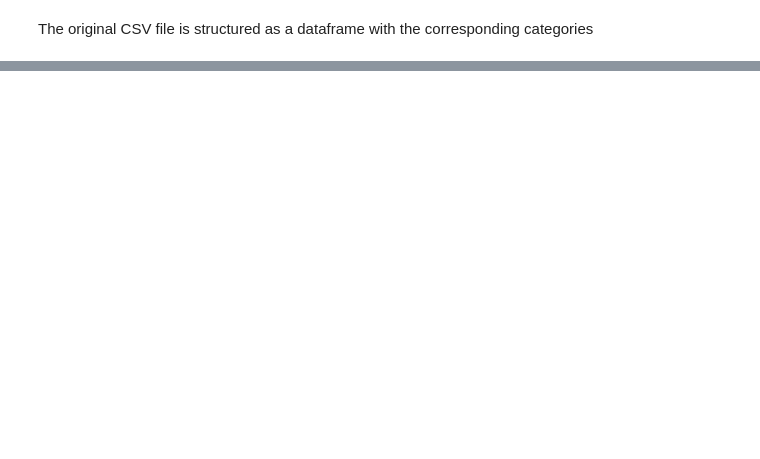
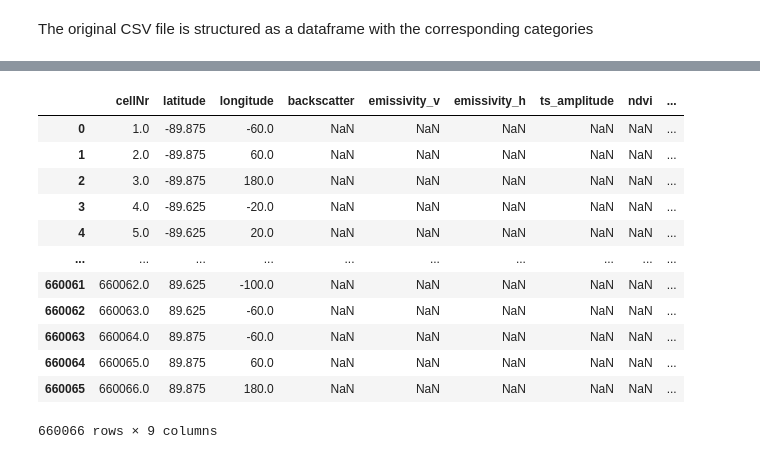
Before and after one commit to Datavizcowboy/PythonDatavizToolbox, a Jupyter notebook: Notebooks/07-Data_Analysis/SoilMoisture/ReadMatFile.ipynb, the cells around one changed output, grey strips where cells are left out. Drawn from its saved outputs; the diff is of its cells as text; code cells hidden in the pictures; blank space fills up the shorter version.

```diff
--- a/Notebooks/07-Data_Analysis/SoilMoisture/ReadMatFile.ipynb
+++ b/Notebooks/07-Data_Analysis/SoilMoisture/ReadMatFile.ipynb
@@ -20,2 +37,5 @@ ValueError: Unknown mat file type, version 78, 9
 # %% [markdown]
 The original CSV file is structured as a dataframe with the corresponding categories
+# %%
+data.columns = ["cellNr", "latitude", "longitude", "backscatter","emissivity_v","emissivity_h","ts_amplitude","ndvi","lmd_soilWetness"]
+data.info()
@@ -21,0 +59,17 @@ The original CSV file is structured as a dataframe with the corresponding catego
+# %%
+data = data.replace('   NaN',np.NaN)
+data
+# %% [output]
+|  | cellNr | latitude | longitude | backscatter | emissivity_v | emissivity_h | ts_amplitude | ndvi | ... |
+| 0 | 1.0 | -89.875 | -60.0 | NaN | NaN | NaN | NaN | NaN | ... |
+| 1 | 2.0 | -89.875 | 60.0 | NaN | NaN | NaN | NaN | NaN | ... |
+| 2 | 3.0 | -89.875 | 180.0 | NaN | NaN | NaN | NaN | NaN | ... |
+| 3 | 4.0 | -89.625 | -20.0 | NaN | NaN | NaN | NaN | NaN | ... |
+| 4 | 5.0 | -89.625 | 20.0 | NaN | NaN | NaN | NaN | NaN | ... |
+| ... | ... | ... | ... | ... | ... | ... | ... | ... | ... |
+| 660061 | 660062.0 | 89.625 | -100.0 | NaN | NaN | NaN | NaN | NaN | ... |
+| 660062 | 660063.0 | 89.625 | -60.0 | NaN | NaN | NaN | NaN | NaN | ... |
+| 660063 | 660064.0 | 89.875 | -60.0 | NaN | NaN | NaN | NaN | NaN | ... |
+| 660064 | 660065.0 | 89.875 | 60.0 | NaN | NaN | NaN | NaN | NaN | ... |
+| 660065 | 660066.0 | 89.875 | 180.0 | NaN | NaN | NaN | NaN | NaN | ... |
+660066 rows × 9 columns
```
Also changed, not shown: parts of 16 cells of this notebook, 1 other file.
